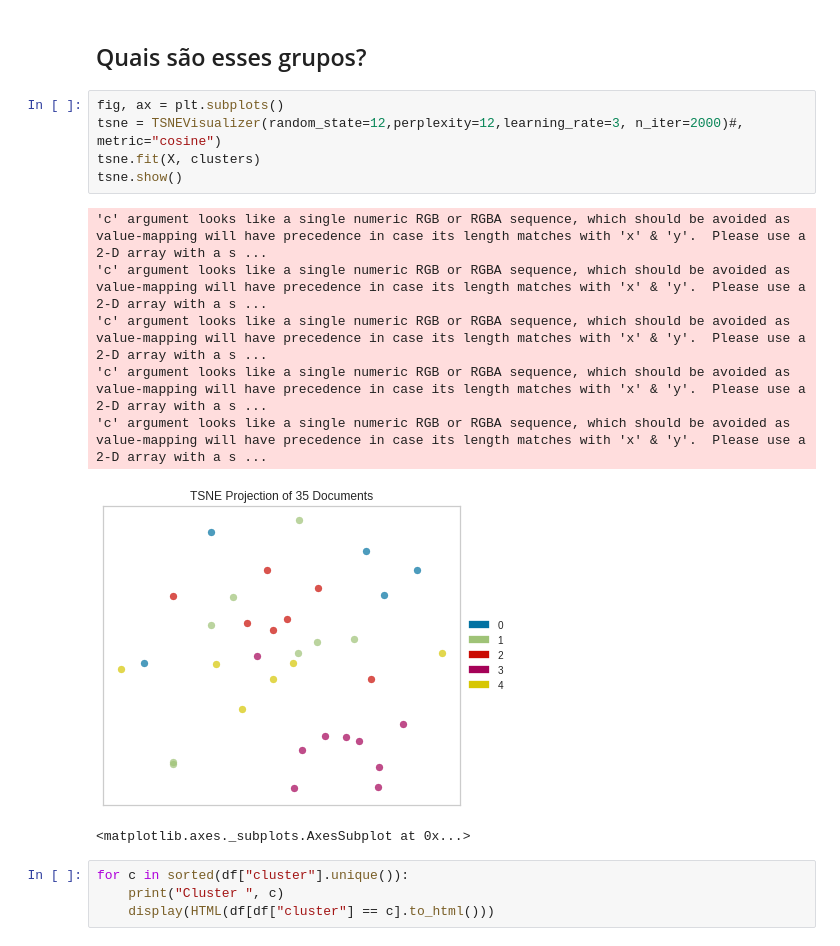
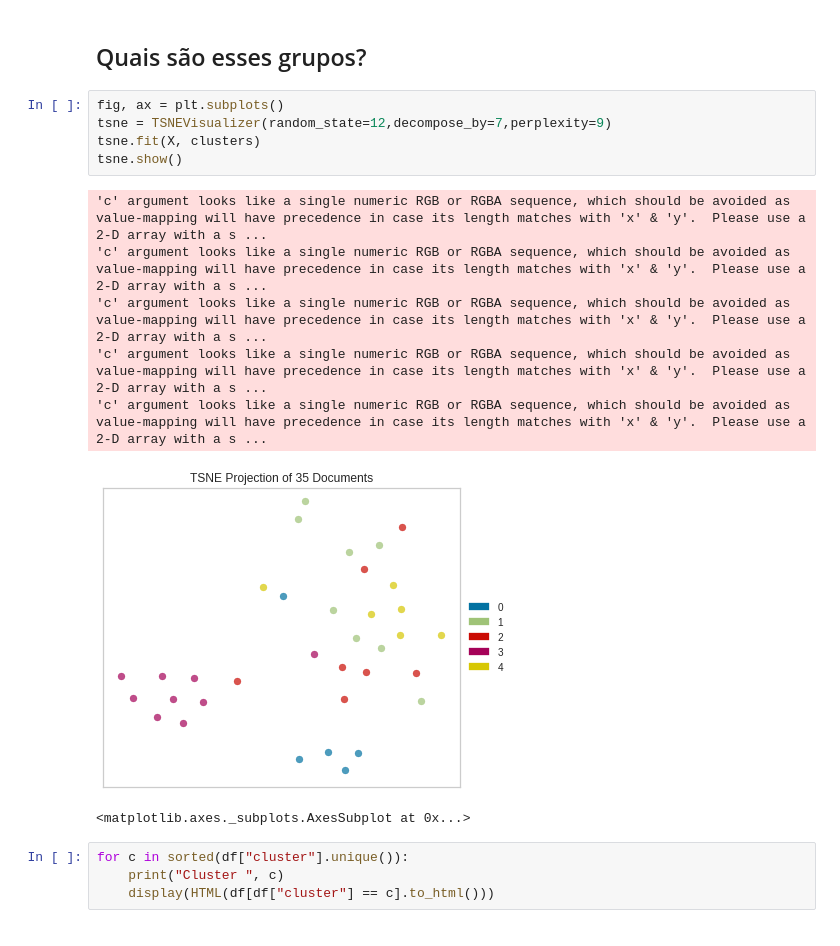
Before and after one commit to barbarasilveiraf/reviews-amazon, a Jupyter notebook: src/Reviews Amazon - Final.ipynb, the cells around one changed output. Cells and saved outputs as stored; diff of their text form.

```diff
--- a/src/Reviews Amazon - Final.ipynb
+++ b/src/Reviews Amazon - Final.ipynb
@@ -259,16 +259,16 @@ df["cluster"] = clusters
 ## Quais são esses grupos?
 # %%
 fig, ax = plt.subplots()
-tsne = TSNEVisualizer(random_state=12,perplexity=12,learning_rate=3, n_iter=2000)#, metric="cosine")
+tsne = TSNEVisualizer(random_state=12,decompose_by=7,perplexity=9)
 tsne.fit(X, clusters)
 tsne.show()
 # %% [output]
 'c' argument looks like a single numeric RGB or RGBA sequence, which should be avoided as value-mapping will have precedence in case its length matches with 'x' & 'y'.  Please use a 2-D array with a s ...
 'c' argument looks like a single numeric RGB or RGBA sequence, which should be avoided as value-mapping will have precedence in case its length matches with 'x' & 'y'.  Please use a 2-D array with a s ...
 'c' argument looks like a single numeric RGB or RGBA sequence, which should be avoided as value-mapping will have precedence in case its length matches with 'x' & 'y'.  Please use a 2-D array with a s ...
 'c' argument looks like a single numeric RGB or RGBA sequence, which should be avoided as value-mapping will have precedence in case its length matches with 'x' & 'y'.  Please use a 2-D array with a s ...
 'c' argument looks like a single numeric RGB or RGBA sequence, which should be avoided as value-mapping will have precedence in case its length matches with 'x' & 'y'.  Please use a 2-D array with a s ...
-[figure, old version]
+[figure, new version]
 <matplotlib.axes._subplots.AxesSubplot at 0x...>
 # %%
 for c in sorted(df["cluster"].unique()):
```
Also changed, not shown: parts of 2 cells of this notebook.
